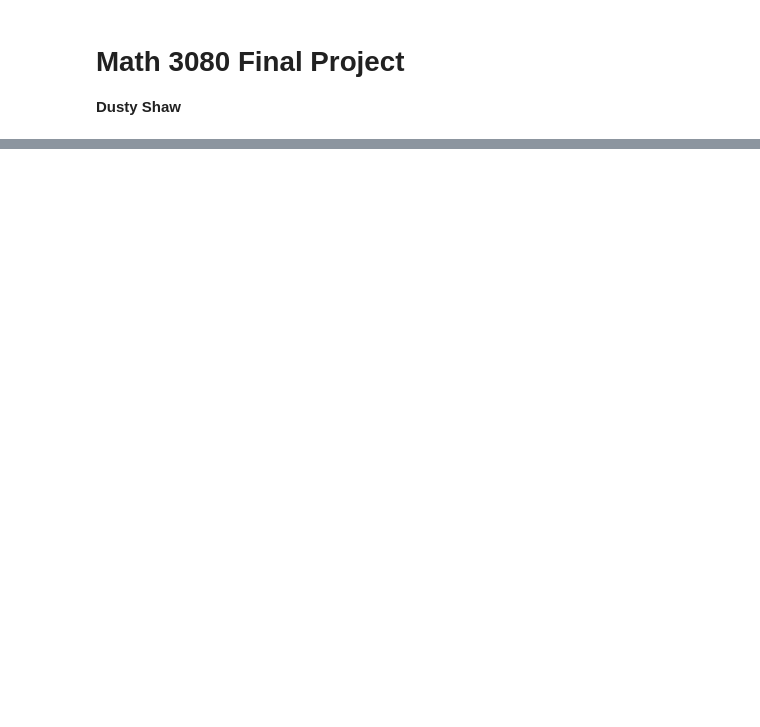
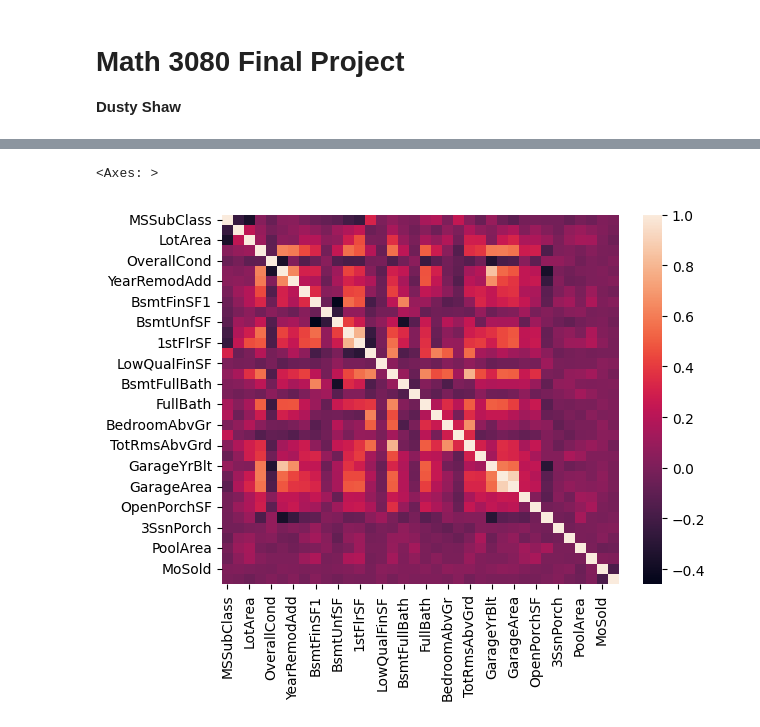
Before and after one commit to dustyshaw/Data_Sci_Final, a Jupyter notebook: Math_3080_Final.ipynb, the cells around one changed output, grey strips where cells are left out. Saved outputs shown, nothing was run; the diff lists cells and outputs as text; code cells hidden in the pictures; blank space fills up the shorter version.

```diff
--- a/Math_3080_Final.ipynb
+++ b/Math_3080_Final.ipynb
@@ -62,0 +165,6 @@ Rows: 1460 Columns: 81
+# %%
+# Fill LotFrontage to 0. If it is null, I will assume there was 0 square feet. (LotFrontage: Linear feet of street connected to property)
+test['LotFrontage'].fillna(0, inplace=True)
+test['MasVnrArea'].fillna(0, inplace=True)
+
+test.isna().sum()
@@ -62,0 +201,7 @@ Rows: 1460 Columns: 81
+# %%
+numeric_test = test.select_dtypes(["int", "float"])
+# %%
+sns.heatmap(numeric_test.corr())
+# %% [output]
+<Axes: >
+[figure, added]
```
Also changed, not shown: parts of 15 cells of this notebook.
